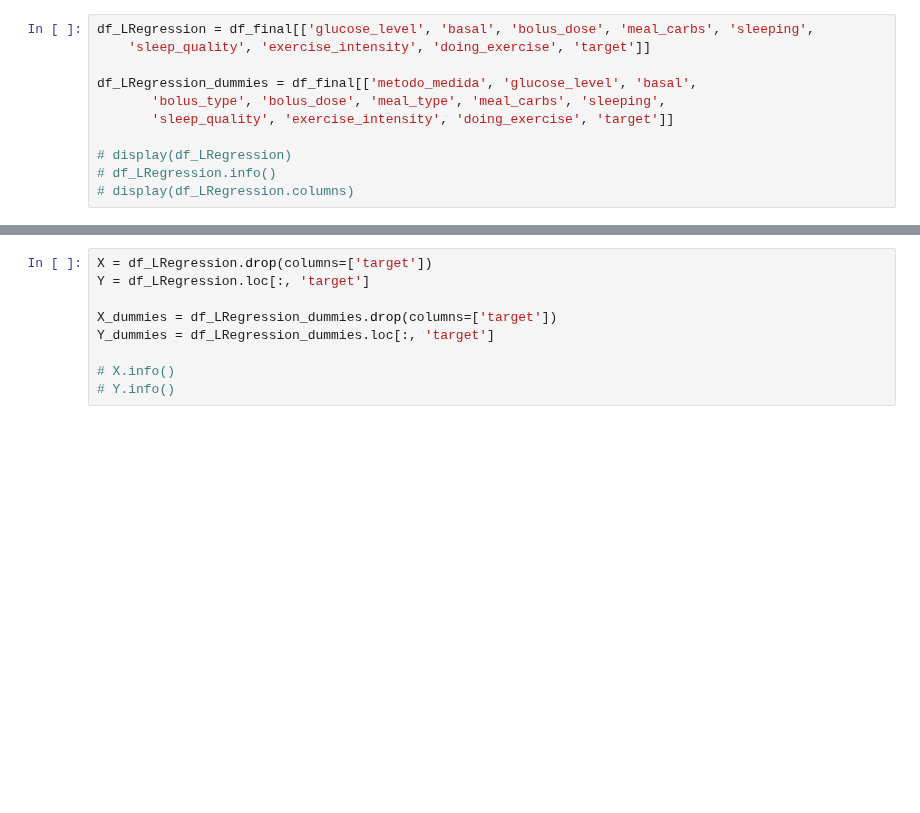
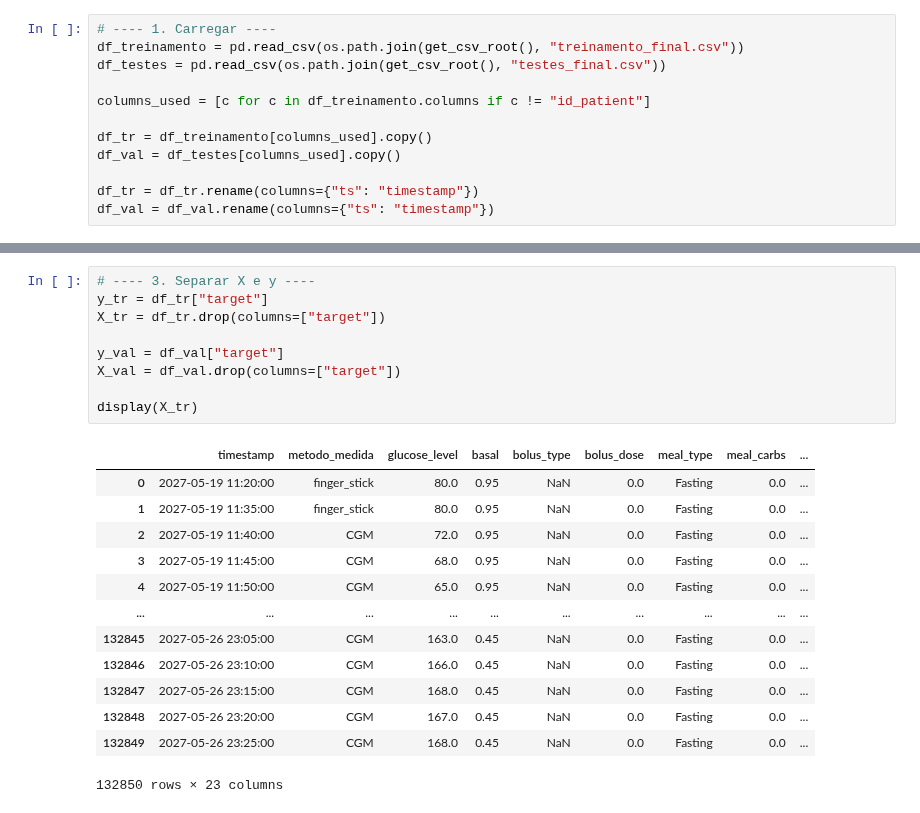
Before and after one commit to CarlosMut24/TCC_Predicao_glicemia, a Jupyter notebook: modelos/regressao_linear.ipynb, the cells around one changed output, grey strips where cells are left out. Drawn from its saved outputs; the diff is of its cells as text; blank space fills up the shorter version.

```diff
--- a/modelos/regressao_linear.ipynb
+++ b/modelos/regressao_linear.ipynb
@@ -47,12 +22,13 @@ Index(['id_patient', 'ts', 'metodo_medida', 'glucose_level', 'basal',
 # %%
-df_LRegression = df_final[['glucose_level', 'basal', 'bolus_dose', 'meal_carbs', 'sleeping',
-    'sleep_quality', 'exercise_intensity', 'doing_exercise', 'target']]
+# ---- 1. Carregar ----
+df_treinamento = pd.read_csv(os.path.join(get_csv_root(), "treinamento_final.csv"))
+df_testes = pd.read_csv(os.path.join(get_csv_root(), "testes_final.csv"))
 
-df_LRegression_dummies = df_final[['metodo_medida', 'glucose_level', 'basal',
-       'bolus_type', 'bolus_dose', 'meal_type', 'meal_carbs', 'sleeping',
-       'sleep_quality', 'exercise_intensity', 'doing_exercise', 'target']]
+columns_used = [c for c in df_treinamento.columns if c != "id_patient"]
 
-# display(df_LRegression)
-# df_LRegression.info()
-# display(df_LRegression.columns)
+df_tr = df_treinamento[columns_used].copy()
+df_val = df_testes[columns_used].copy()
+
+df_tr = df_tr.rename(columns={"ts": "timestamp"})
+df_val = df_val.rename(columns={"ts": "timestamp"})
 # %%
@@ -70,10 +57,24 @@ df_LRegression_dummies = df_LRegression_dummies.dropna()
 # %%
-X = df_LRegression.drop(columns=['target'])
-Y = df_LRegression.loc[:, 'target']
+# ---- 3. Separar X e y ----
+y_tr = df_tr["target"]
+X_tr = df_tr.drop(columns=["target"])
 
-X_dummies = df_LRegression_dummies.drop(columns=['target'])
-Y_dummies = df_LRegression_dummies.loc[:, 'target']
+y_val = df_val["target"]
+X_val = df_val.drop(columns=["target"])
 
-# X.info()
-# Y.info()
+display(X_tr)
+# %% [output]
+|  | timestamp | metodo_medida | glucose_level | basal | bolus_type | bolus_dose | meal_type | meal_carbs | ... |
+| 0 | 2027-05-19 11:20:00 | finger_stick | 80.0 | 0.95 | NaN | 0.0 | Fasting | 0.0 | ... |
+| 1 | 2027-05-19 11:35:00 | finger_stick | 80.0 | 0.95 | NaN | 0.0 | Fasting | 0.0 | ... |
+| 2 | 2027-05-19 11:40:00 | CGM | 72.0 | 0.95 | NaN | 0.0 | Fasting | 0.0 | ... |
+| 3 | 2027-05-19 11:45:00 | CGM | 68.0 | 0.95 | NaN | 0.0 | Fasting | 0.0 | ... |
+| 4 | 2027-05-19 11:50:00 | CGM | 65.0 | 0.95 | NaN | 0.0 | Fasting | 0.0 | ... |
+| ... | ... | ... | ... | ... | ... | ... | ... | ... | ... |
+| 132845 | 2027-05-26 23:05:00 | CGM | 163.0 | 0.45 | NaN | 0.0 | Fasting | 0.0 | ... |
+| 132846 | 2027-05-26 23:10:00 | CGM | 166.0 | 0.45 | NaN | 0.0 | Fasting | 0.0 | ... |
+| 132847 | 2027-05-26 23:15:00 | CGM | 168.0 | 0.45 | NaN | 0.0 | Fasting | 0.0 | ... |
+| 132848 | 2027-05-26 23:20:00 | CGM | 167.0 | 0.45 | NaN | 0.0 | Fasting | 0.0 | ... |
+| 132849 | 2027-05-26 23:25:00 | CGM | 168.0 | 0.45 | NaN | 0.0 | Fasting | 0.0 | ... |
+132850 rows × 23 columns
 # %%
```
Also changed, not shown: parts of 8 cells of this notebook, 5 other files.
